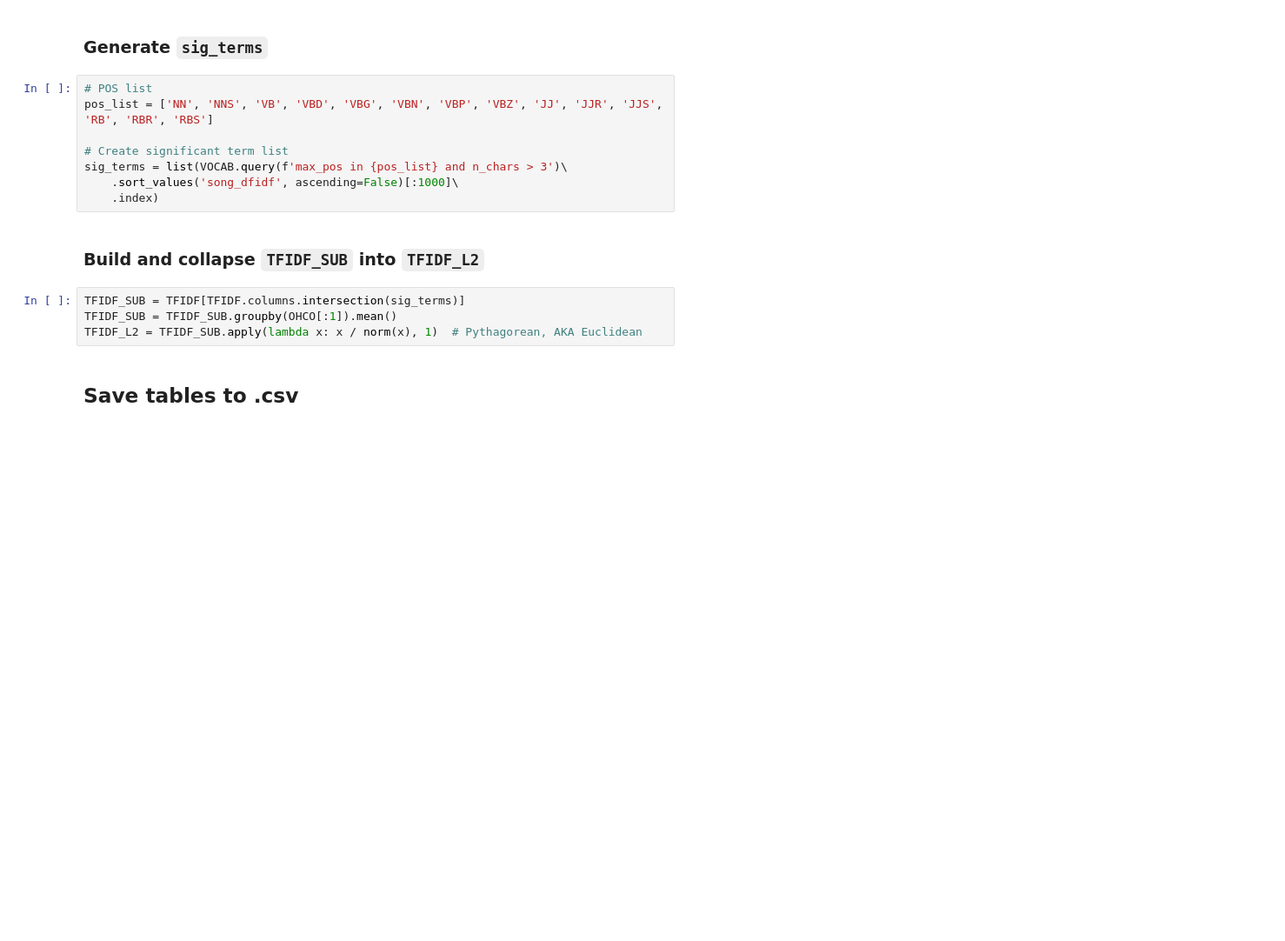
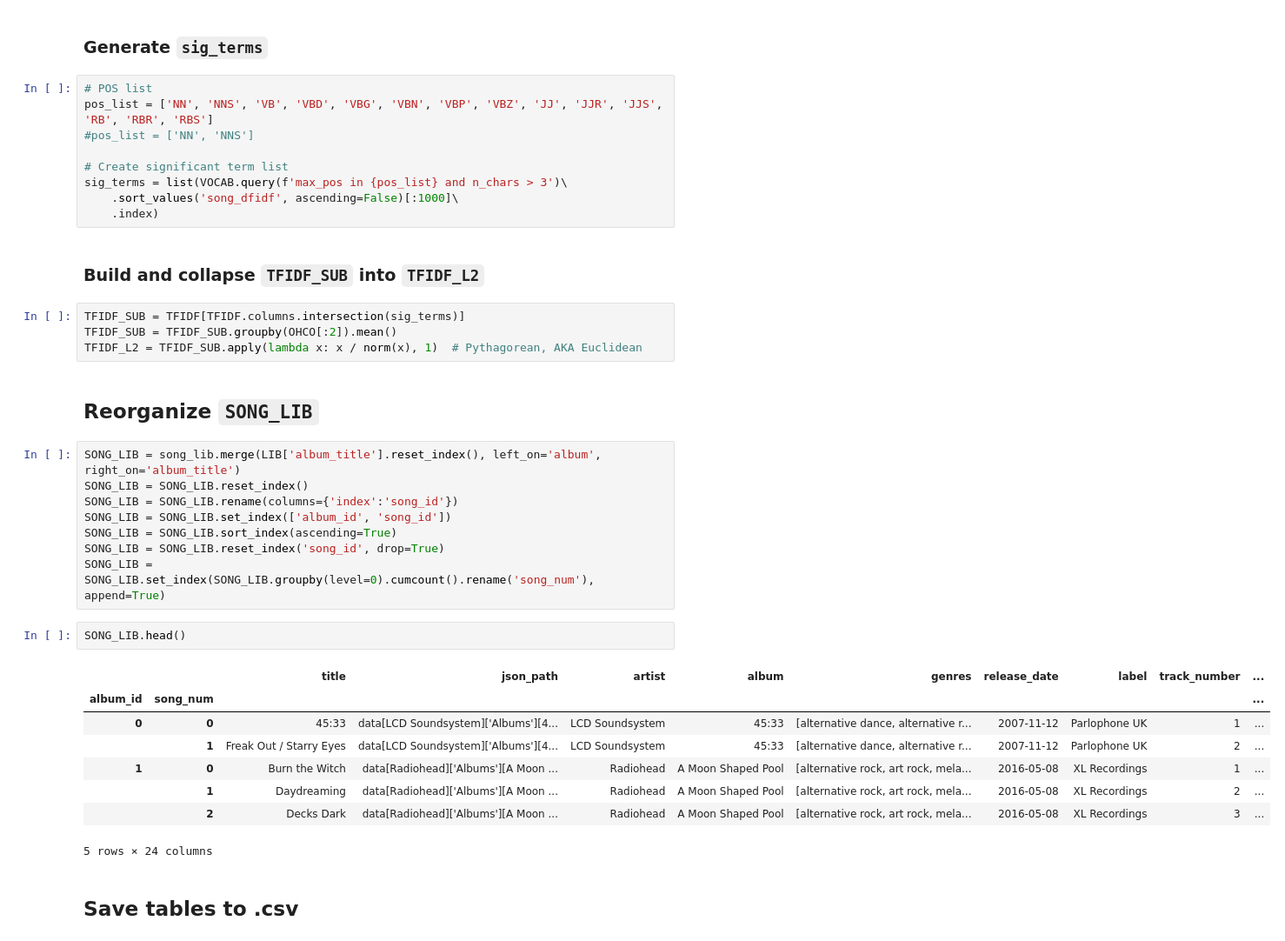
Before and after one commit to rlipps/Exploratory_Text_Analytics_Final, a Jupyter notebook: notebooks/Build_Tables.ipynb, the cells around one changed output. Shown: that part at 87% size. Saved outputs shown, nothing was run; the diff lists cells and outputs as text; blank space fills up the shorter version.

```diff
--- a/notebooks/Build_Tables.ipynb
+++ b/notebooks/Build_Tables.ipynb
@@ -647,6 +665,7 @@ TFIDF.head()
 # %%
 # POS list
 pos_list = ['NN', 'NNS', 'VB', 'VBD', 'VBG', 'VBN', 'VBP', 'VBZ', 'JJ', 'JJR', 'JJS', 'RB', 'RBR', 'RBS']
+#pos_list = ['NN', 'NNS']
 
 # Create significant term list
 sig_terms = list(VOCAB.query(f'max_pos in {pos_list} and n_chars > 3')\
@@ -656,8 +675,29 @@ sig_terms = list(VOCAB.query(f'max_pos in {pos_list} and n_chars > 3')\
 ### Build and collapse `TFIDF_SUB` into `TFIDF_L2`
 # %%
 TFIDF_SUB = TFIDF[TFIDF.columns.intersection(sig_terms)]
-TFIDF_SUB = TFIDF_SUB.groupby(OHCO[:1]).mean()
+TFIDF_SUB = TFIDF_SUB.groupby(OHCO[:2]).mean()
 TFIDF_L2 = TFIDF_SUB.apply(lambda x: x / norm(x), 1)  # Pythagorean, AKA Euclidean
+# %% [markdown]
+## Reorganize `SONG_LIB`
+# %%
+SONG_LIB = song_lib.merge(LIB['album_title'].reset_index(), left_on='album', right_on='album_title')
+SONG_LIB = SONG_LIB.reset_index()
+SONG_LIB = SONG_LIB.rename(columns={'index':'song_id'})
+SONG_LIB = SONG_LIB.set_index(['album_id', 'song_id'])
+SONG_LIB = SONG_LIB.sort_index(ascending=True)
+SONG_LIB = SONG_LIB.reset_index('song_id', drop=True)
+SONG_LIB = SONG_LIB.set_index(SONG_LIB.groupby(level=0).cumcount().rename('song_num'), append=True)
+# %%
+SONG_LIB.head()
+# %% [output]
+|  |  | title | json_path | artist | album | genres | release_date | label | track_number | ... |
+| album_id | song_num |  |  |  |  |  |  |  |  | ... |
+| 0 | 0 | 45:33 | data[LCD Soundsystem]['Albums'][4... | LCD Soundsystem | 45:33 | [alternative dance, alternative r... | 2007-11-12 | Parlophone UK | 1 | ... |
+|  | 1 | Freak Out / Starry Eyes | data[LCD Soundsystem]['Albums'][4... | LCD Soundsystem | 45:33 | [alternative dance, alternative r... | 2007-11-12 | Parlophone UK | 2 | ... |
+| 1 | 0 | Burn the Witch | data[Radiohead]['Albums'][A Moon ... | Radiohead | A Moon Shaped Pool | [alternative rock, art rock, mela... | 2016-05-08 | XL Recordings | 1 | ... |
+|  | 1 | Daydreaming | data[Radiohead]['Albums'][A Moon ... | Radiohead | A Moon Shaped Pool | [alternative rock, art rock, mela... | 2016-05-08 | XL Recordings | 2 | ... |
+|  | 2 | Decks Dark | data[Radiohead]['Albums'][A Moon ... | Radiohead | A Moon Shaped Pool | [alternative rock, art rock, mela... | 2016-05-08 | XL Recordings | 3 | ... |
+5 rows × 24 columns
 # %% [markdown]
 ## Save tables to .csv
 # %%
```
Also changed, not shown: parts of 6 cells of this notebook, 6 other files.
